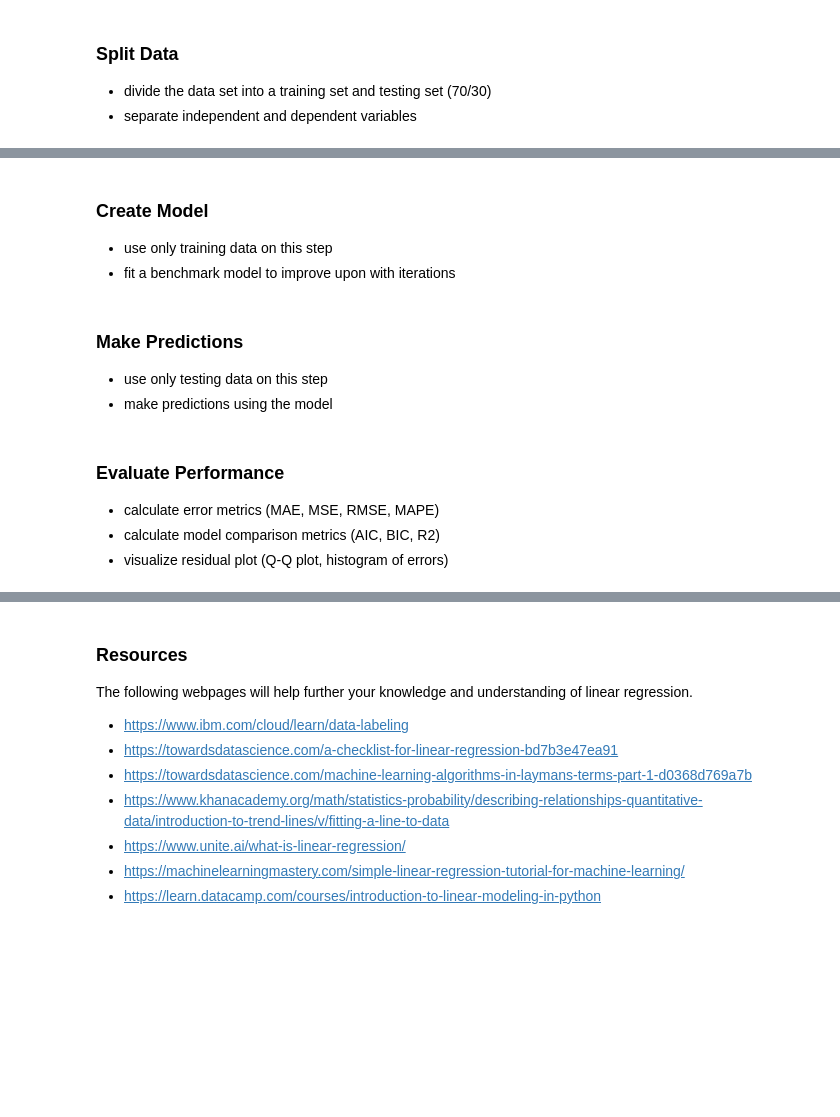
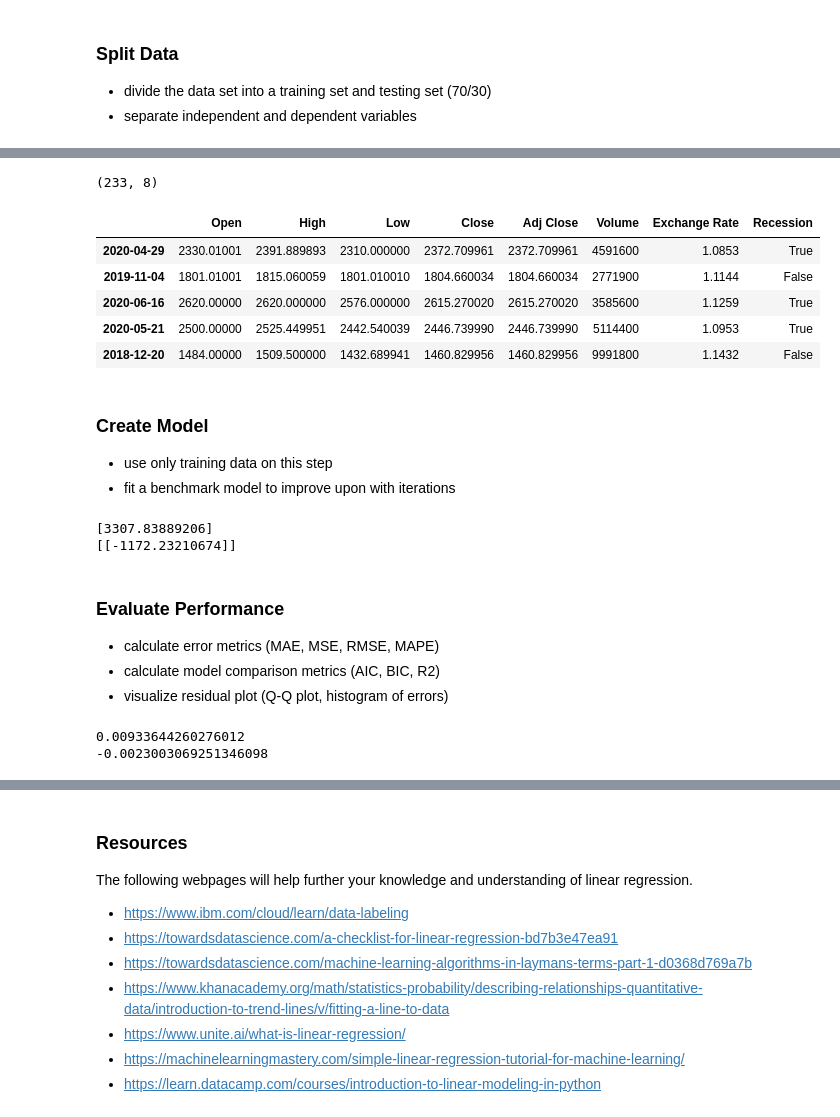
Before and after one commit to brandibeals/Data-Science-Fundamentals, a Jupyter notebook: Lesson 1 Linear Regression.ipynb, the cells around one changed output, grey strips where cells are left out. Saved outputs shown, nothing was run; the diff lists cells and outputs as text; code cells hidden in the pictures; blank space fills up the shorter version.

Commit message:
built baseline model

```diff
--- a/Lesson 1 Linear Regression.ipynb
+++ b/Lesson 1 Linear Regression.ipynb
@@ -186,0 +223,11 @@ plt.show()
+# %%
+print(test.shape)
+test.head()
+# %% [output]
+(233, 8)
+|  | Open | High | Low | Close | Adj Close | Volume | Exchange Rate | Recession |
+| 2020-04-29 | 2330.01001 | 2391.889893 | 2310.000000 | 2372.709961 | 2372.709961 | 4591600 | 1.0853 | True |
+| 2019-11-04 | 1801.01001 | 1815.060059 | 1801.010010 | 1804.660034 | 1804.660034 | 2771900 | 1.1144 | False |
+| 2020-06-16 | 2620.00000 | 2620.000000 | 2576.000000 | 2615.270020 | 2615.270020 | 3585600 | 1.1259 | True |
+| 2020-05-21 | 2500.00000 | 2525.449951 | 2442.540039 | 2446.739990 | 2446.739990 | 5114400 | 1.0953 | True |
+| 2018-12-20 | 1484.00000 | 1509.500000 | 1432.689941 | 1460.829956 | 1460.829956 | 9991800 | 1.1432 | False |
@@ -188,12 +240,21 @@ plt.show()
 ### Create Model
 - use only training data on this step
 - fit a benchmark model to improve upon with iterations
-# %% [markdown]
-### Make Predictions
-- use only testing data on this step
-- make predictions using the model
+# %%
+model = LinearRegression().fit(x_train,y_train)
+print(model.intercept_)                # the intercept is the prediction if the independent variable(s) is 0
+print(model.coef_)                     # coefficients are multiplicative factors associated with independent variable(s)
+# %% [output]
+[3307.83889206]
+[[-1172.23210674]]
 # %% [markdown]
 ### Evaluate Performance
 - calculate error metrics (MAE, MSE, RMSE, MAPE)
 - calculate model comparison metrics (AIC, BIC, R2)
 - visualize residual plot (Q-Q plot, histogram of errors)
+# %%
+print(model.score(x_train, y_train))
+print(model.score(x_test, y_test))
+# %% [output]
+0.00933644260276012
+-0.0023003069251346098
```
Also changed, not shown: parts of 14 cells of this notebook.
